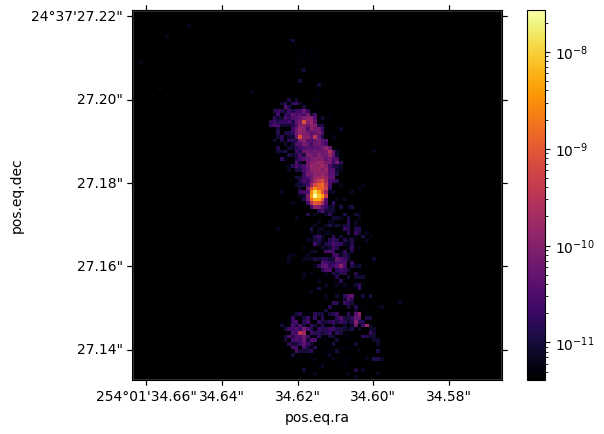
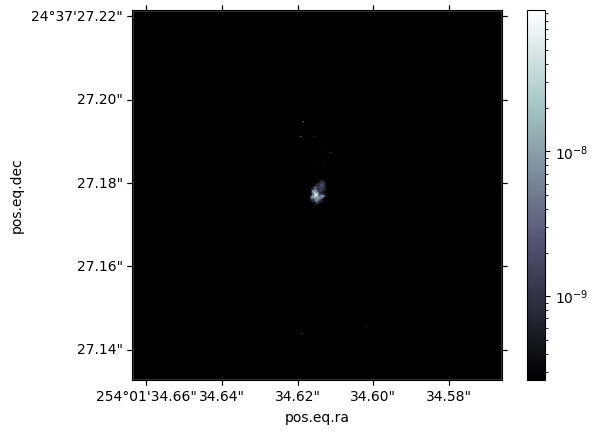
Unified diff of the notebook cell whose output changed from the first chart to the second:
--- before
+++ after
@@ -1,4 +1,4 @@
-g = Galaxy("output_00273.txt", coord_icrs, ds.current_redshift, dist[max_index].value/30)
+g = Galaxy("output.txt", coord_icrs, ds.current_redshift, dist[max_index].value/30)
 
-fig, ax = g.plot(100)
+fig, ax = g.plot(800)
 fig.show()

Commit: combining stars + gas into one image + attempted to lense